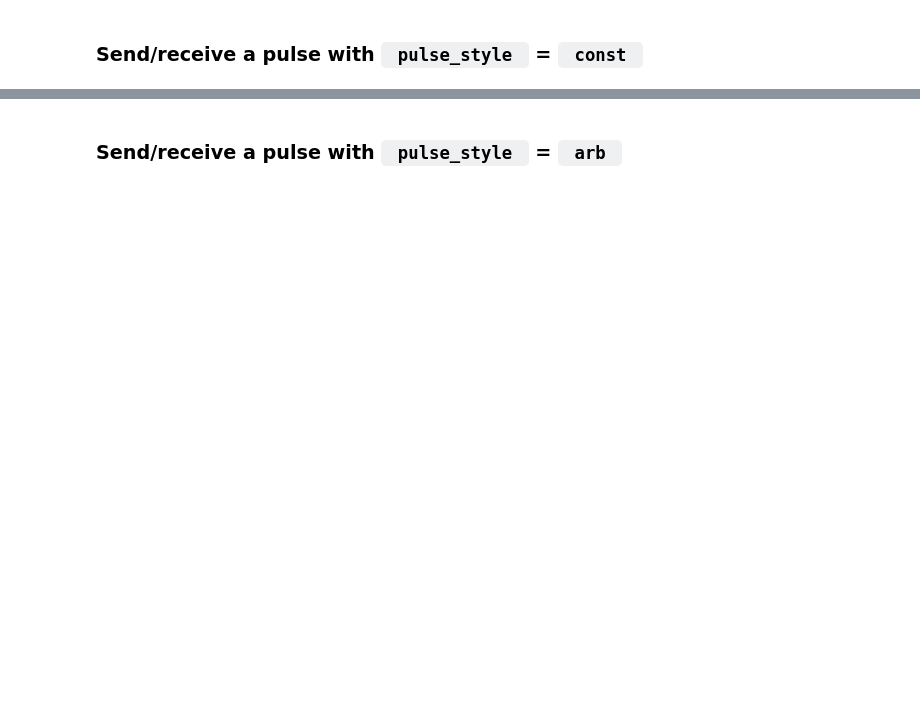
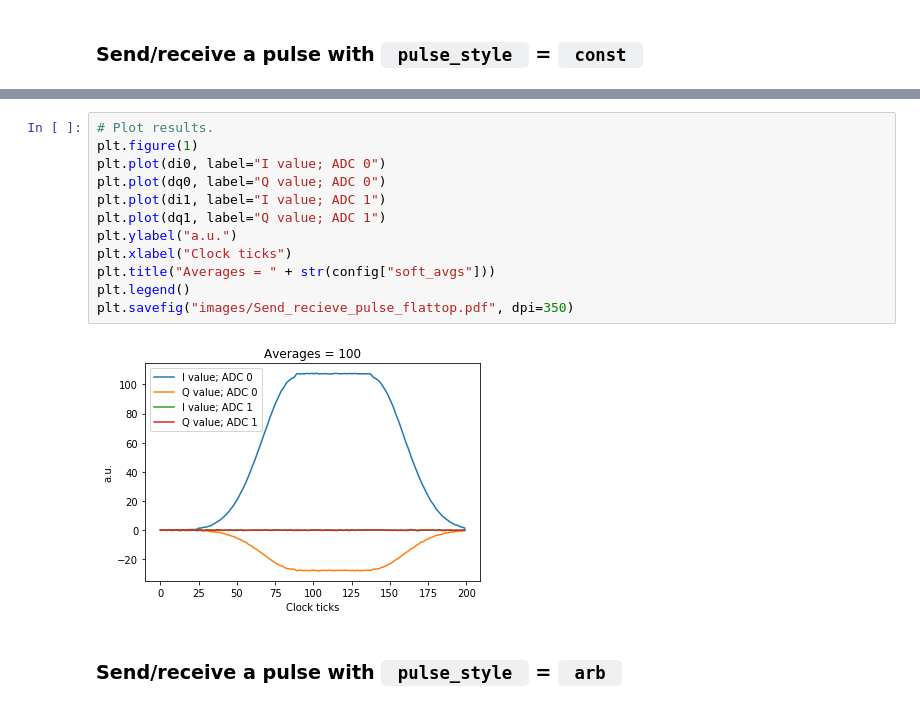
Before and after one commit to openquantumhardware/qick, a Jupyter notebook: pynq_demos/00_Send_receive_pulse.ipynb, the cells around one changed output, grey strips where cells are left out. Drawn from its saved outputs; the diff is of its cells as text; blank space fills up the shorter version.

```diff
--- a/pynq_demos/00_Send_receive_pulse.ipynb
+++ b/pynq_demos/00_Send_receive_pulse.ipynb
@@ -107,3 +158,17 @@ plt.savefig("images/Send_recieve_pulse_const.pdf", dpi=350)
+# %%
+# Plot results.
+plt.figure(1)
+plt.plot(di0, label="I value; ADC 0")
+plt.plot(dq0, label="Q value; ADC 0")
+plt.plot(di1, label="I value; ADC 1")
+plt.plot(dq1, label="Q value; ADC 1")
+plt.ylabel("a.u.")
+plt.xlabel("Clock ticks")
+plt.title("Averages = " + str(config["soft_avgs"]))
+plt.legend()
+plt.savefig("images/Send_recieve_pulse_flattop.pdf", dpi=350)
+# %% [output]
+[figure, added]
 # %% [markdown]
 ### Send/receive a pulse with <code> pulse_style </code> = <code> arb </code>
 # %%
```
Also changed, not shown: parts of 16 cells of this notebook, 16 other files.
